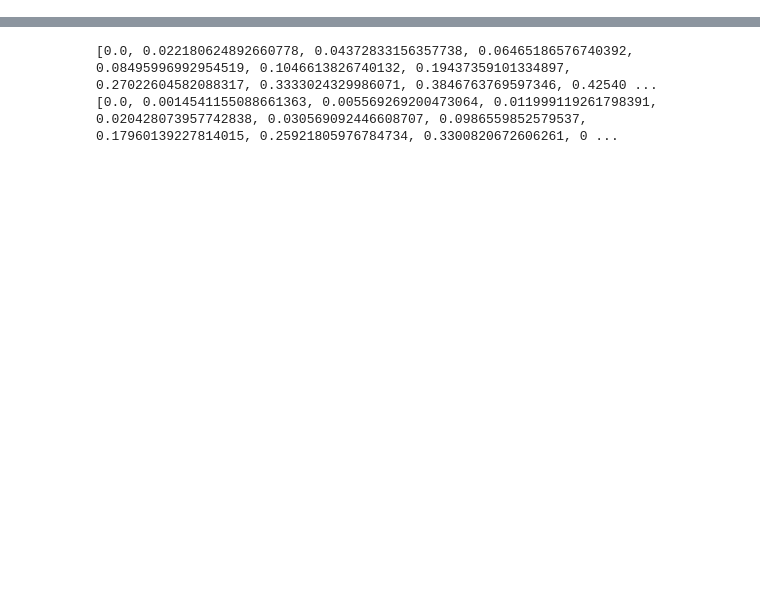
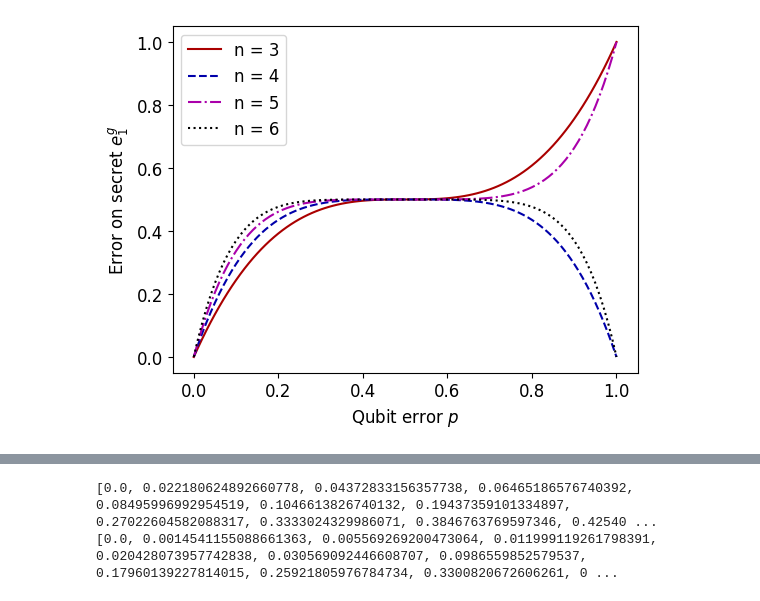
Before and after one commit to sp-k/NoisyQSS, a Jupyter notebook: Untitled.ipynb, the cells around one changed output, grey strips where cells are left out. Cells and saved outputs as stored; diff of their text form; code cells hidden in the pictures; blank space fills up the shorter version.

```diff
--- a/Untitled.ipynb
+++ b/Untitled.ipynb
@@ -141,0 +258,22 @@ show()
+# %%
+from matplotlib.pyplot import subplots, legend, show, savefig
+
+phys_err = [i/100 for i in range(101)]
+
+_, ax = subplots(1, 1)
+ax.plot(phys_err, [0.5*(1-(1-2*p)**3) for p in phys_err], label = r'n = 3', color = '#a00')
+ax.plot(phys_err, [0.5*(1-(1-2*p)**4) for p in phys_err], label = r'n = 4', ls = '--', color = '#00a')
+ax.plot(phys_err, [0.5*(1-(1-2*p)**5) for p in phys_err], label = r'n = 5', ls = '-.', color = '#a0a')
+ax.plot(phys_err, [0.5*(1-(1-2*p)**6) for p in phys_err], label = r'n = 6', ls = ':', color = '#000')
+
+
+ax.set_xlabel(r'Qubit error $p$')
+ax.set_ylabel(r'Error on secret $e_1^g$')
+
+legend()
+
+savefig("err_flip_gen.png", format="png", bbox_inches="tight")
+
+show()
+# %% [output]
+[figure, added]
```
Also changed, not shown: parts of 14 cells of this notebook, 7 other files.
